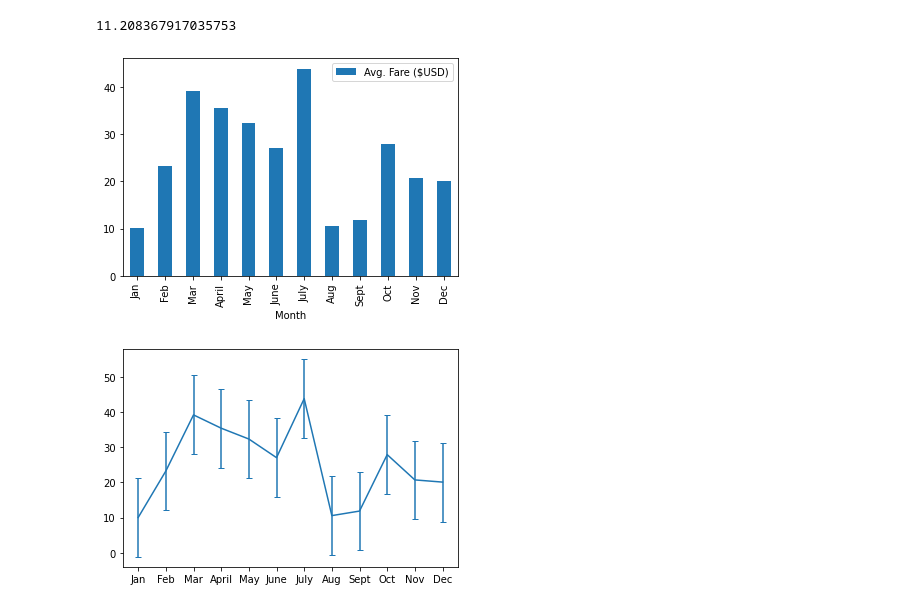
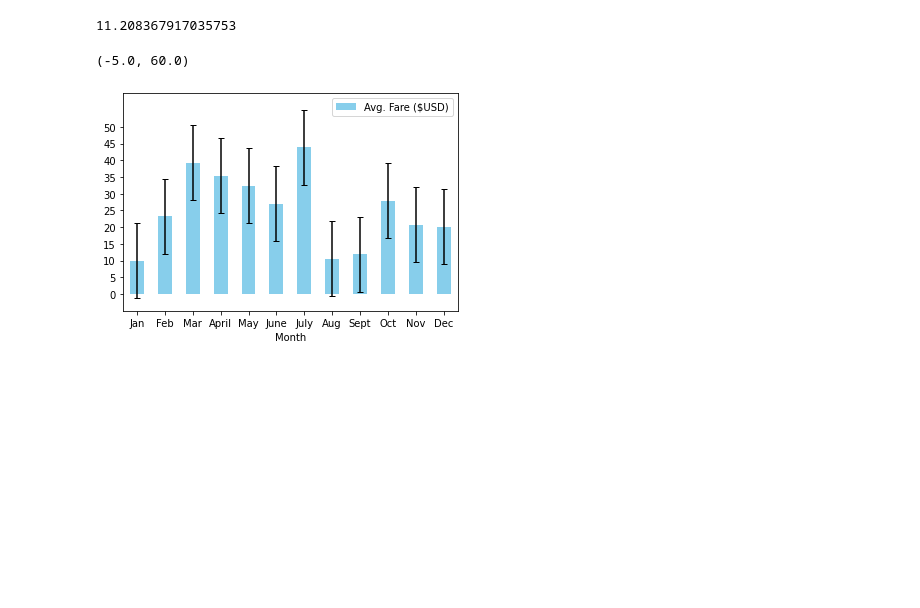
Before and after one commit to slafton/PyBer_Analysis, a Jupyter notebook: PyBer_ride_data.ipynb, the cells around one changed output. Drawn from its saved outputs; the diff is of its cells as text; code cells hidden in the pictures; blank space fills up the shorter version.

Commit message:
Challenge Code with Graph

```diff
--- a/PyBer_ride_data.ipynb
+++ b/PyBer_ride_data.ipynb
@@ -55,10 +55,11 @@ stdev
 # %% [output]
 11.208367917035753
 # %%
-pyber_ride_df.plot(x="Month", y="Avg. Fare ($USD)", kind='bar')
-fig, ax = plt.subplots()
-ax.errorbar(x_axis, y_axis, yerr=stdev, capsize=3)
-plt.show()
+stdev = statistics.stdev(pyber_ride_df["Avg. Fare ($USD)"])
+pyber_ride_df.plot(x="Month", y="Avg. Fare ($USD)", kind='bar', color="skyblue", yerr=stdev, capsize=3)
+plt.xticks(rotation = 0)
+plt.yticks(np.arange(0, 51, step=5.0))
+plt.ylim(-5,60)
 # %% [output]
+(-5.0, 60.0)
-[figure, old version]
+[figure, new version]
-[figure, removed]
```
Also changed, not shown: 4 other files.
